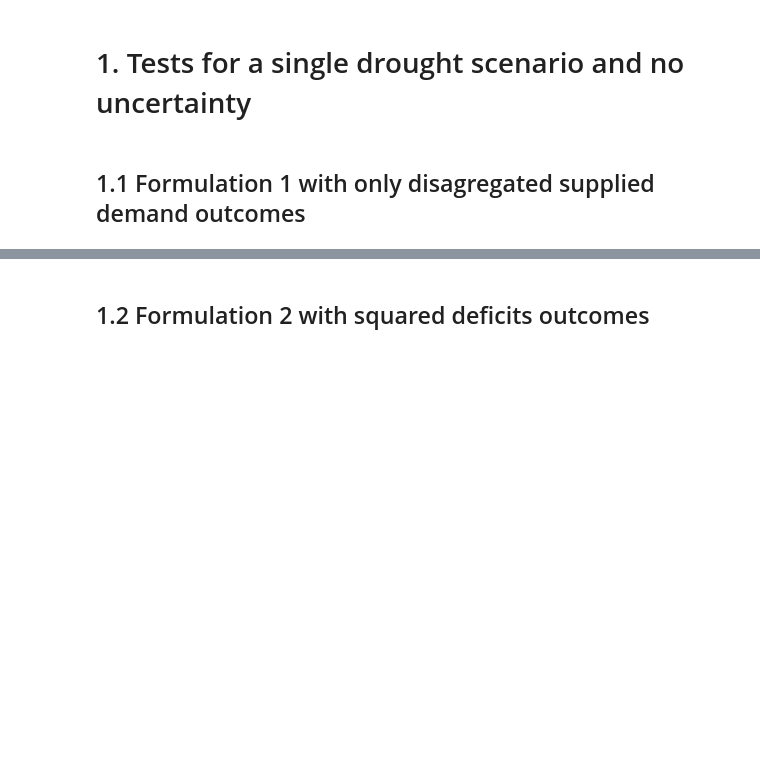
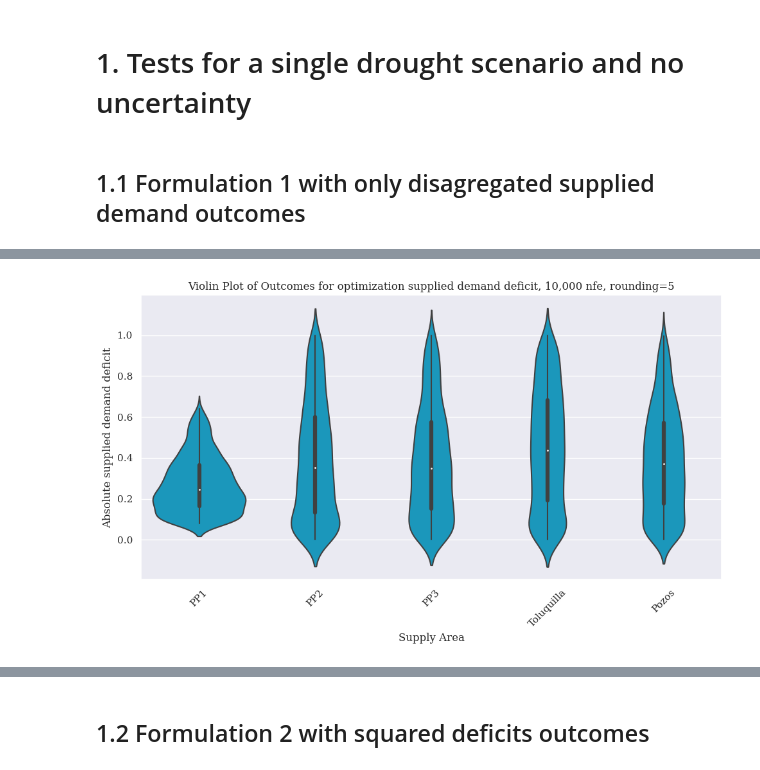
Before and after one commit to arielgoldin/GDL_Aquapheric_Policies, a Jupyter notebook: AMG_experimentation.ipynb, the cells around one changed output, grey strips where cells are left out. Saved outputs shown, nothing was run; the diff lists cells and outputs as text; code cells hidden in the pictures; blank space fills up the shorter version.

```diff
--- a/AMG_experimentation.ipynb
+++ b/AMG_experimentation.ipynb
@@ -130,0 +153,13 @@ results.head(10)
+# %%
+#Using supplied demand an a non negatyive constrain
+ema_logging.log_to_stderr(ema_logging.INFO)
+drougth_multiplier = 0.7
+scenario1= Scenario("drought1", chapala_flow = 6.9*drougth_multiplier, calderon_flow = 1*drougth_multiplier, zapotillo_flow = 1*drougth_multiplier, pozos_flow = 2.3*drougth_multiplier, toluquilla_flow = 0.5*drougth_multiplier)
+
+
+with MultiprocessingEvaluator(AMG_model) as evaluator:
+    results = evaluator.optimize(
+        nfe=2500, searchover="levers", epsilons=[0.05] * 5, reference=scenario1
+    )
+
+results.head(10)
@@ -130,0 +222,48 @@ results.head(10)
+# %%
+import matplotlib.pyplot as plt
+import seaborn as sns
+import os
+
+# Assuming 'results' is your dataframe and 'viz_outcomes' is your list of columns
+experiment_name = "optimization supplied demand deficit, 10,000 nfe, rounding=5"
+viz_outcomes = [f"supplied_demand_deficit_{ZA}" for ZA in ZA_names]
+x_axis = "Supply Area"
+y_axis = "Absolute supplied demand deficit"
+
+# Set the font to serif
+sns.set(font='serif')
+
+# Assuming 'results' is your DataFrame and 'viz_outcomes' is your list of column names
+# Assuming 'experiment_name' is a variable containing the experiment name
+# Assuming 'ZA_names' is a list containing the names for the x-axis labels
+# Assuming 'X_axis' is a variable containing the name for the x-axis
+# Assuming 'y_axis' is a variable containing the name for the y-axis
+
+# Create a folder to save the plot if it doesn't exist
+folder_path = "experiment_results"
+if not os.path.exists(folder_path):
+    os.makedirs(folder_path)
+
+# Subset the DataFrame to include only the columns specified in viz_outcomes
+viz_data = results[viz_outcomes]
+
+# Melt the DataFrame to long format for plotting
+viz_data_melted = viz_data.melt(var_name='Outcome')
+
+# Create the violin plot with customized parameters
+plt.figure(figsize=(10, 6))
+sns.violinplot(x='Outcome', y='value', data=viz_data_melted, color='#00A6D6', alpha=0.99)
+plt.title('Violin Plot of Outcomes for {}'.format(experiment_name))
+plt.xlabel(x_axis)
+plt.ylabel(y_axis)
+plt.xticks(ticks=range(len(ZA_names)), labels=ZA_names, rotation=45)
+plt.tight_layout()
+
+# Save the plot to the experiment_results folder with the given experiment name
+file_name = os.path.join(folder_path, experiment_name + '_violin_plot.png')
+plt.savefig(file_name)
+
+# Show the plot
+plt.show()
+# %% [output]
+[figure, added]
```
Also changed, not shown: parts of 24 cells of this notebook, 4 other files.
